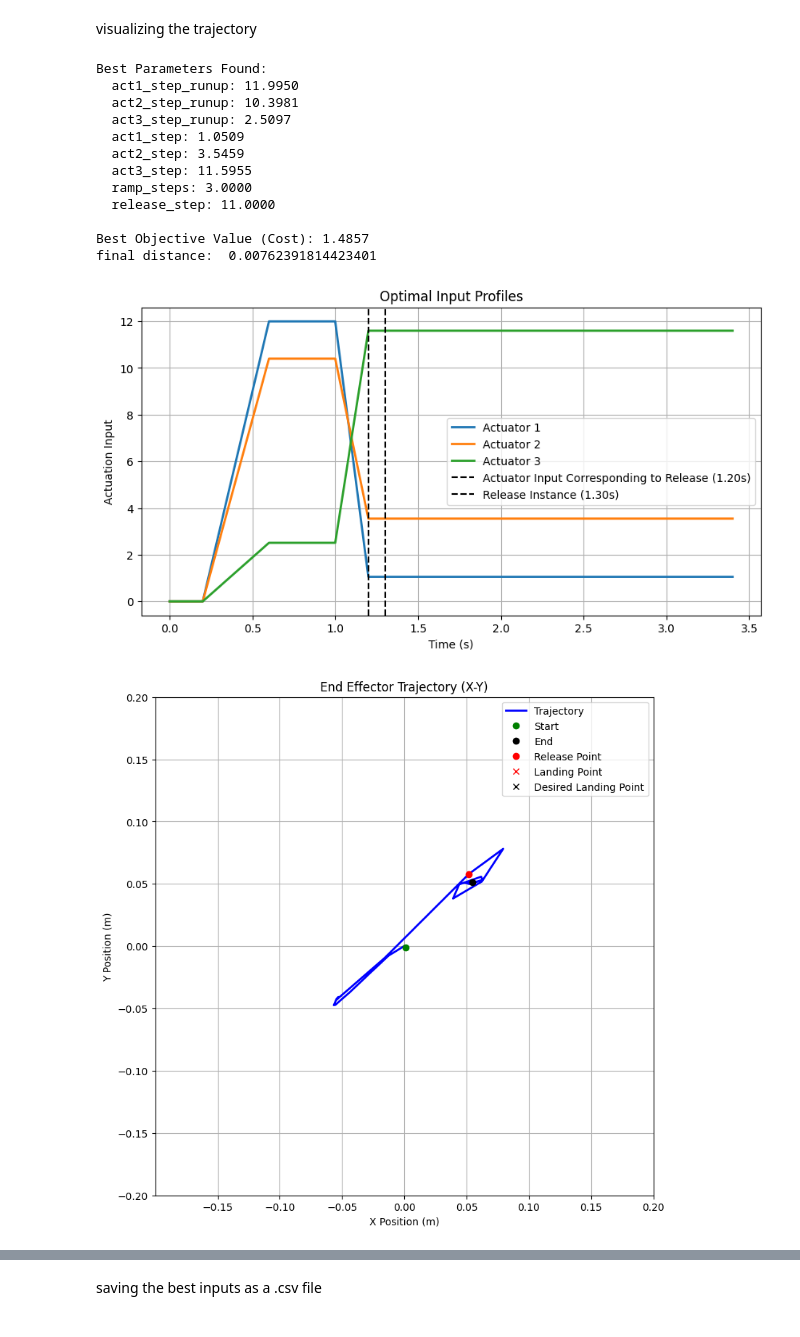
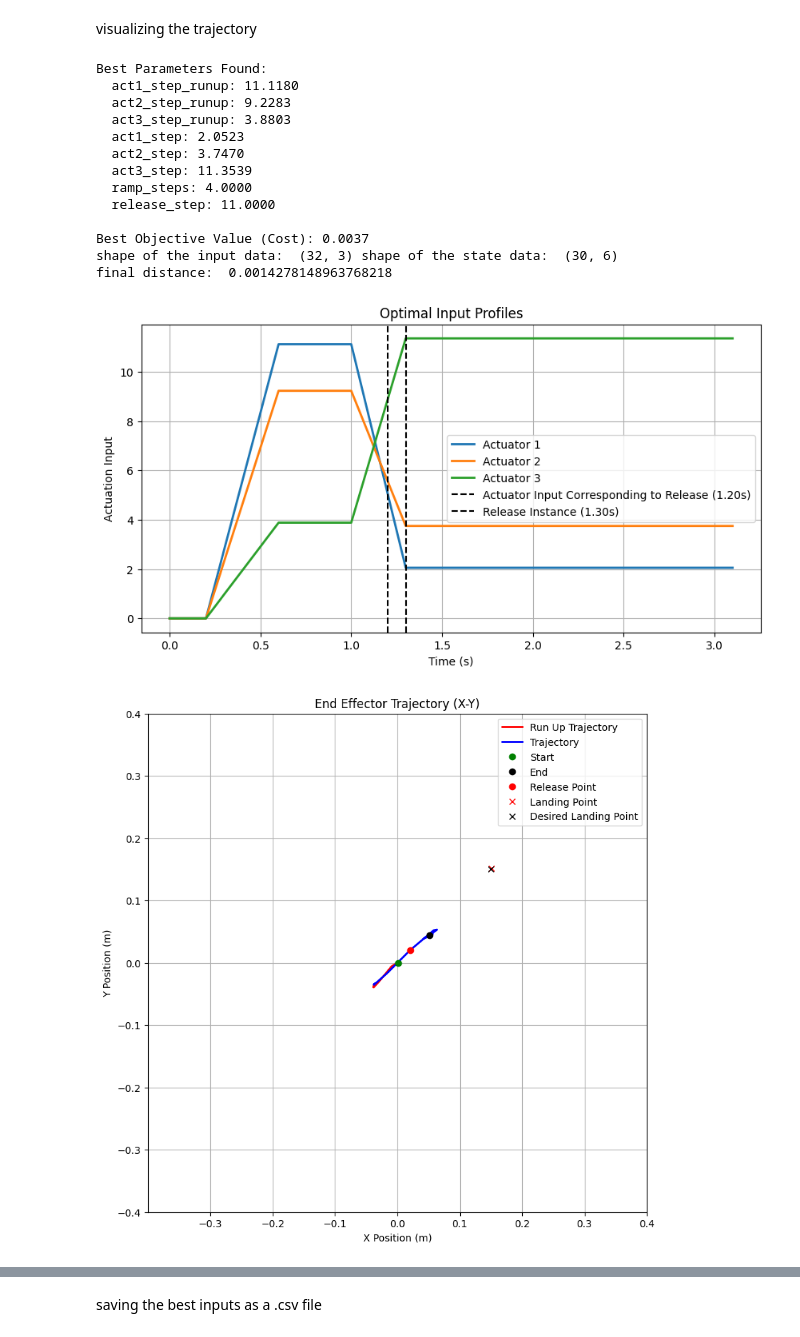
Before and after one commit to Ahmad-Rahmani-MCT/sorosimpp_bayopt_throw, a Jupyter notebook: scripts/runup_throw_bayopt.ipynb, the cells around one changed output, grey strips where cells are left out. Drawn from its saved outputs; the diff is of its cells as text; code cells hidden in the pictures.

Commit message:
updates and new plots

```diff
--- a/scripts/runup_throw_bayopt.ipynb
+++ b/scripts/runup_throw_bayopt.ipynb
@@ -56,9 +56,11 @@ dt = 0.1 # sampling time
 total_steps = int(tmax/dt)
 z_g = -1 # structure height
 g = 9.8 # gravity acceleration
-des_land_pos = [0.3, 0.3] # desired landing pose
+des_land_pos = [0.15, 0.15] # desired landing pose
 Q = 1 # landing pose weight term
 n_trials = 1000 # number of trials
+ramp_steps_runup = 5
+runup_hold_steps = 3
 
 # selecting the compute device
 device = torch.device("cuda" if torch.cuda.is_available() else "cpu")
@@ -148,14 +150,14 @@ def simulate_sys_runup(u_step_runup: np.array, ramp_steps_runup: int, u_step: np
         ramp_factor_runup = np.repeat(ramp_factor_runup[:,None], n_inputs, axis=1)
         # creating the run up array
         u_ramp_runup = ramp_factor_runup * u_step_runup
-        # creating the ramp profile
+        # defining the holding input for the run up
+        u_hold_runup = np.tile(u_step_runup, (runup_hold_steps,1))
+        # creating the ramp profile for throwing from the runup
         ramp_factor = np.linspace(u_step_runup, u_step, ramp_steps)
-        #ramp_factor = np.repeat(ramp_factor[:,None], n_inputs, axis=1)
         # creating the ramp array
         u_ramp = ramp_factor
         # creating the input array and padding the remaining input array with the final hold value
-        hold_steps = total_steps - (ramp_steps+ramp_steps_runup)
-        u_hold_runup = np.tile(u_step_runup, (3,1))
+        hold_steps = total_steps - (ramp_steps_runup+runup_hold_steps+ramp_steps)
         if hold_steps > 0 :
             u_hold = np.tile(u_step, (hold_steps,1))
             u_array = np.vstack((u_ramp_runup, u_hold_runup, u_ramp, u_hold))
@@ -236,10 +238,10 @@ def simulate_sys_runup(u_step_runup: np.array, ramp_steps_runup: int, u_step: np
 
         preds_tensor = torch.stack(preds, dim=0)
         preds_np = preds_tensor.numpy()
-        runup_traj = preds_np[:len(u_ramp_runup)-1]
 
         # unscaling the predictions (states corrresponding to the inputs)
         preds_np = state_scaler.inverse_transform(preds_np)
+        runup_traj = preds_np[:len(u_ramp_runup)+len(u_hold_runup)]
 
         # calculating the veloctiy
         diff = np.diff(preds_np, axis=0)
@@ -253,7 +255,7 @@ def simulate_sys_runup(u_step_runup: np.array, ramp_steps_runup: int, u_step: np
         y_landing = preds_np[:,ee_y_idx] + velocities[:,ee_y_idx] * t_flight
 
         # actual landing based on the release time
-        idx = min(release_step, len(x_landing) - 1) #since python uses 0 indexing
+        idx = release_step
         act_landing_x = x_landing[idx]
         act_landing_y = y_landing[idx]
         land_pos = np.array([act_landing_x, act_landing_y])
@@ -341,10 +339,10 @@ u1_step_runup = best_params["act1_step_runup"]
 u2_step_runup = best_params["act2_step_runup"]
 u3_step_runup = best_params["act3_step_runup"]
 u_step_runup = np.array([u1_step_runup, u2_step_runup, u3_step_runup])
-#ramp_steps_runup = best_params["ramp_steps_runup"]
-ramp_steps_runup = 5
+ramp_steps_runup = ramp_steps_runup
 
 u_data, x_data, velocities, final_land_pos, release_idx, dist, runup_traj = simulate_sys_runup(u_step_runup=u_step_runup, ramp_steps_runup=ramp_steps_runup, u_step=u_step, ramp_steps=ramp_steps, release_step=release_step, input_scaler=input_scaler, state_scaler=state_scaler)
+print("shape of the input data: ", u_data.shape, "shape of the state data: ", x_data.shape)
 
 print("final distance: ", dist)
 
@@ -360,7 +358,7 @@ plt.plot(time_inputs, u_data[:, 2], label='Actuator 3', linewidth=2)
 # Add vertical line for release time
 # Note: release_idx corresponds to preds, we need to shift it for inputs which has lag padding
 max_lag = max(lag_input, lag_state)
-release_time_plot_u = (release_idx + max_lag) * dt # IN THE U DOMAIN
+release_time_plot_u = (release_idx -1 + max_lag + 1) * dt # IN THE U DOMAIN
 release_time_plot = (release_idx + max_lag +1) * dt # IN THE X DOMAIN
 plt.axvline(x=release_time_plot_u, color='k', linestyle='--', label=f'Actuator Input Corresponding to Release ({release_time_plot_u:.2f}s)')
 plt.axvline(x=release_time_plot, color='k', linestyle='--', label=f'Release Instance ({release_time_plot:.2f}s)')
@@ -373,7 +371,10 @@ plt.show()
 
 # Plot 2: 2D End Effector Trajectory (X-Y)
 plt.figure(figsize=(8, 8))
-plt.plot(x_data[:, ee_x_idx], x_data[:, ee_y_idx], 'b-', linewidth=2, label='Trajectory')
+# plot run up trajectory
+plt.plot(runup_traj[:, ee_x_idx], runup_traj[:, ee_y_idx], 'r-', linewidth=2, label='Run Up Trajectory')
+# plot complete trajectory after run up
+plt.plot(x_data[len(runup_traj)-1:, ee_x_idx], x_data[len(runup_traj)-1:, ee_y_idx], 'b-', linewidth=2, label='Trajectory')
 # Mark start
 plt.plot(x_data[0, ee_x_idx], x_data[0, ee_y_idx], 'go', label='Start')
 # Mark end
@@ -390,7 +391,7 @@ plt.legend()
 plt.axis('equal')
 plt.grid(True)
 cx, cy = x_intial[3], x_intial[4]
-half = 0.2 # how far from the center
+half = 0.4 # how far from the center
 ax = plt.gca()
 ax.set_xlim(cx - half, cx + half)
 ax.set_ylim(cy - half, cy + half)
@@ -412,41 +413,58 @@ error = np.linalg.norm(final_land_pos - des_land_pos)
 circle = plt.Circle(des_land_pos, error, color='gray', fill=False, linestyle=':', alpha=0.5)
 plt.gca().add_patch(circle)
 
 plt.title(f'Landing Accuracy\nError: {error:.4f} m')
 plt.xlabel('X Landing (m)')
 plt.ylabel('Y Landing (m)')
 plt.legend()
 plt.axis('equal')
 plt.grid(True)
 plt.show()
 
 # plot 4: Velocity profile
 plt.figure(figsize=(10, 5))
 plt.plot(time_steps, velocities[:, ee_x_idx], label='End Effector X Velocity', linewidth=2)
 plt.plot(time_steps, velocities[:, ee_y_idx], label='End Effector Y Velocity', linewidth=2)
 plt.plot(time_steps, velocities[:, ee_z_idx], label='End Effector Z velocity', linewidth=2)
 # Add vertical line for release time
 # Note: release_idx corresponds to preds, we need to shift it for inputs which has lag padding
 release_time_plot_v = (release_idx) * dt
 plt.axvline(x=release_time_plot_v, color='k', linestyle='--', label=f'Release Instance ({release_time_plot_v:.2f}s)')
 plt.title('Velocity Profiles')
 plt.xlabel('Time (s)')
 plt.ylabel('Velocities [m/s]')
 plt.legend()
 plt.grid(True)
 plt.show()
+
+# Plot 5: Absolute Velocity Profile
+ee_vel_indices = [ee_x_idx, ee_y_idx, ee_z_idx]
+v_abs = np.linalg.norm(velocities[:, ee_vel_indices], axis=1)
+plt.figure(figsize=(10, 5))
+plt.plot(time_steps, v_abs, label='End Effector Absolute Velocity', linewidth=2, color='purple')
+# Add vertical line for release time
+# Note: release_idx corresponds to preds, we need to shift it for inputs which has lag padding
+release_time_plot_v = (release_idx) * dt
+plt.axvline(x=release_time_plot_v, color='k', linestyle='--', label=f'Release Instance ({release_time_plot_v:.2f}s)')
+plt.title('Absolute Velocity (Magnitude) Profile')
+plt.xlabel('Time (s)')
+plt.ylabel('Velocity Magnitude [m/s]')
+plt.legend()
+plt.grid(True)
+plt.show()
 # %% [output]
 Best Parameters Found:
-  act1_step_runup: 11.9950
-  act2_step_runup: 10.3981
-  act3_step_runup: 2.5097
-  act1_step: 1.0509
-  act2_step: 3.5459
-  act3_step: 11.5955
-  ramp_steps: 3.0000
+  act1_step_runup: 11.1180
+  act2_step_runup: 9.2283
+  act3_step_runup: 3.8803
+  act1_step: 2.0523
+  act2_step: 3.7470
+  act3_step: 11.3539
+  ramp_steps: 4.0000
   release_step: 11.0000
 
-Best Objective Value (Cost): 1.4857
-final distance:  0.00762391814423401
+Best Objective Value (Cost): 0.0037
+shape of the input data:  (32, 3) shape of the state data:  (30, 6)
+final distance:  0.0014278148963768218
-[figure, old version]
+[figure, new version]
-[figure, old version]
+[figure, new version]
```
Also changed, not shown: parts of 2 cells of this notebook, 1 other file.
